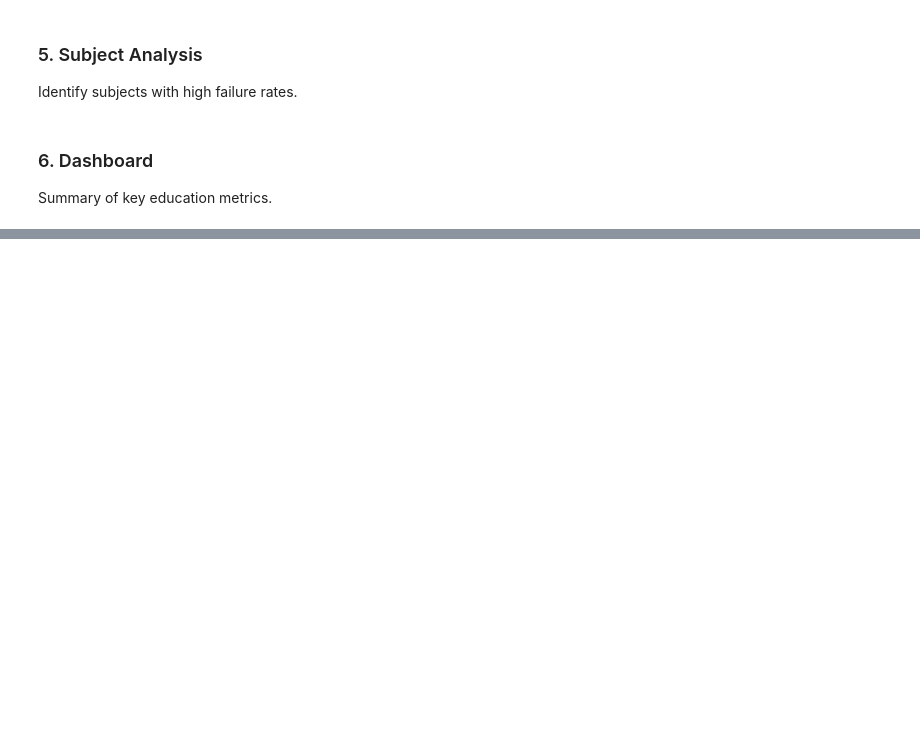
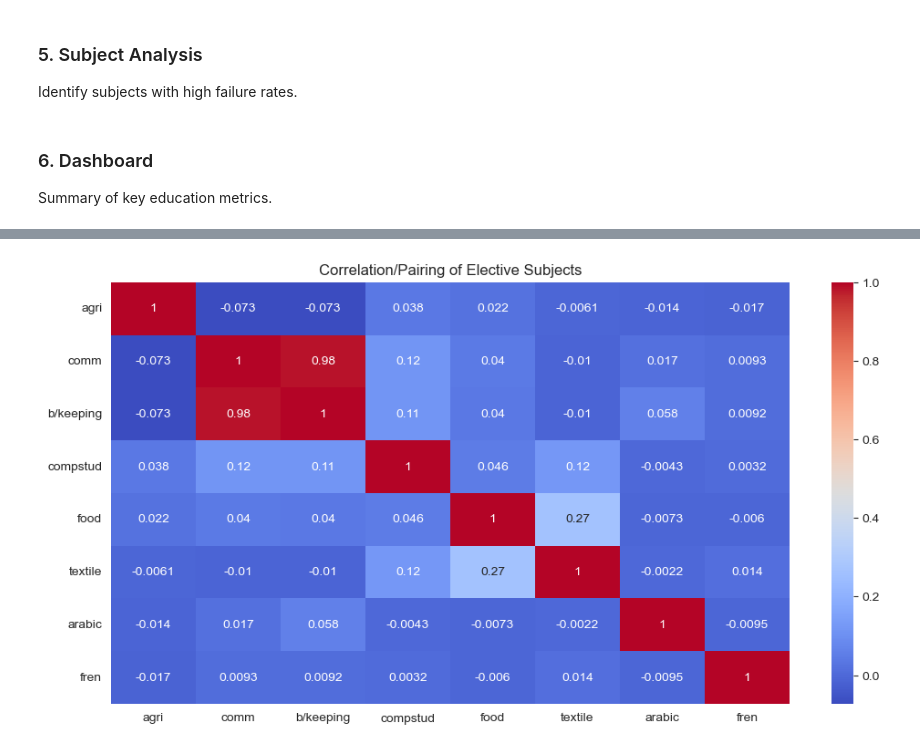
Before and after one commit to Antera-Ltd/antera-core, a Jupyter notebook: notebooks/NECTA_FTNA_2020_Analysis.ipynb, the cells around one changed output, grey strips where cells are left out. Cells and saved outputs as stored; diff of their text form; code cells hidden in the pictures; blank space fills up the shorter version.

```diff
--- a/notebooks/NECTA_FTNA_2020_Analysis.ipynb
+++ b/notebooks/NECTA_FTNA_2020_Analysis.ipynb
@@ -73,0 +187,16 @@ Use this data to identify schools and subjects that need more support.
+# %%
+#columns that are purely elective subjects
+electives = df[['agri', 'comm', 'b/keeping', 'compstud', 'food', 'textile', 'arabic', 'fren']]
+
+# Create a boolean matrix of who took what
+elective_matrix = electives.notna().astype(int)
+
+# Calculate correlation matrix
+correlation_matrix = elective_matrix.corr()
+
+import seaborn as sns
+sns.heatmap(correlation_matrix, annot=True, cmap='coolwarm')
+plt.title('Correlation/Pairing of Elective Subjects')
+plt.show()
+# %% [output]
+[figure, added]
```
Also changed, not shown: parts of 17 cells of this notebook, 1 other file.
